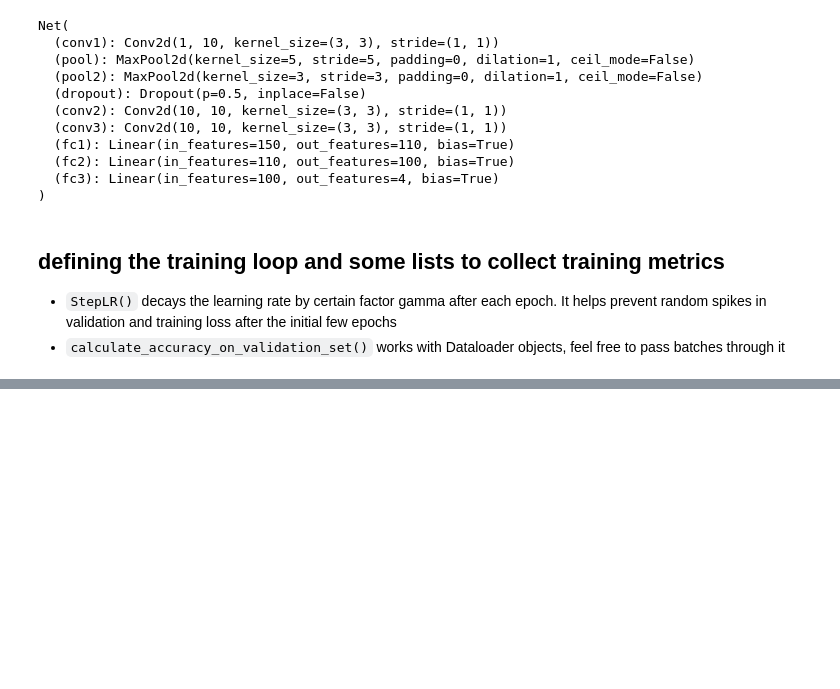
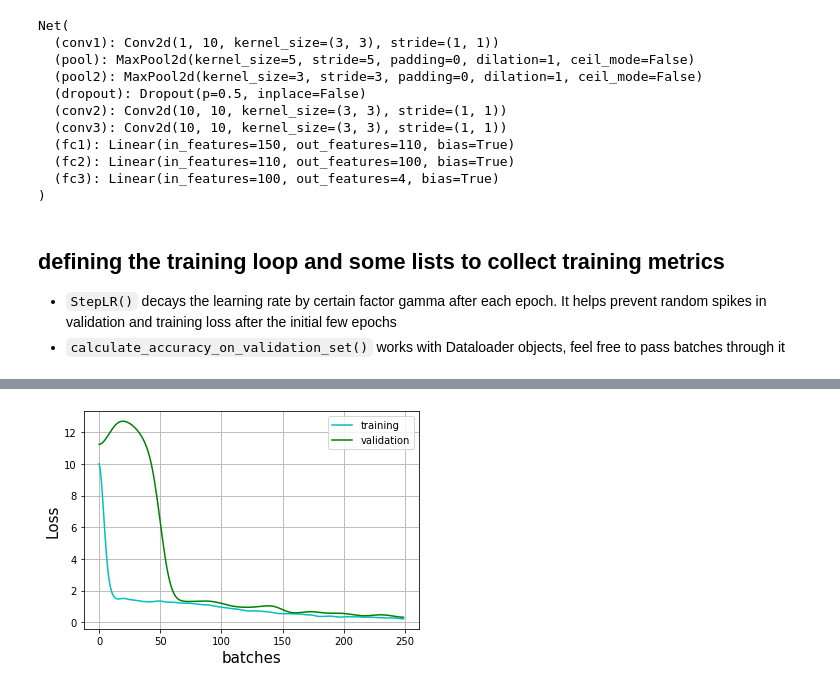
Before and after one commit to Mayukhdeb/adventures-with-augmentation, a Jupyter notebook: c_elegans_lifecycle.ipynb, the cells around one changed output, grey strips where cells are left out. Saved outputs shown, nothing was run; the diff lists cells and outputs as text; code cells hidden in the pictures; blank space fills up the shorter version.

```diff
--- a/c_elegans_lifecycle.ipynb
+++ b/c_elegans_lifecycle.ipynb
@@ -424,0 +459,7 @@ Accuracy =  99.5 %
+# %%
+build_cnn()
+cellnet.fc1 = nn.Linear(6090, 500)  ## reshaping 2 linear layers to accomodate forward pass
+cellnet.fc2 = nn.Linear(500, 100)
+losses_big, val_losses_big = train(5, train_loader_big, val_loader_big)
+# %% [output]
+[figure, added]
```
Also changed, not shown: parts of 26 cells of this notebook.
